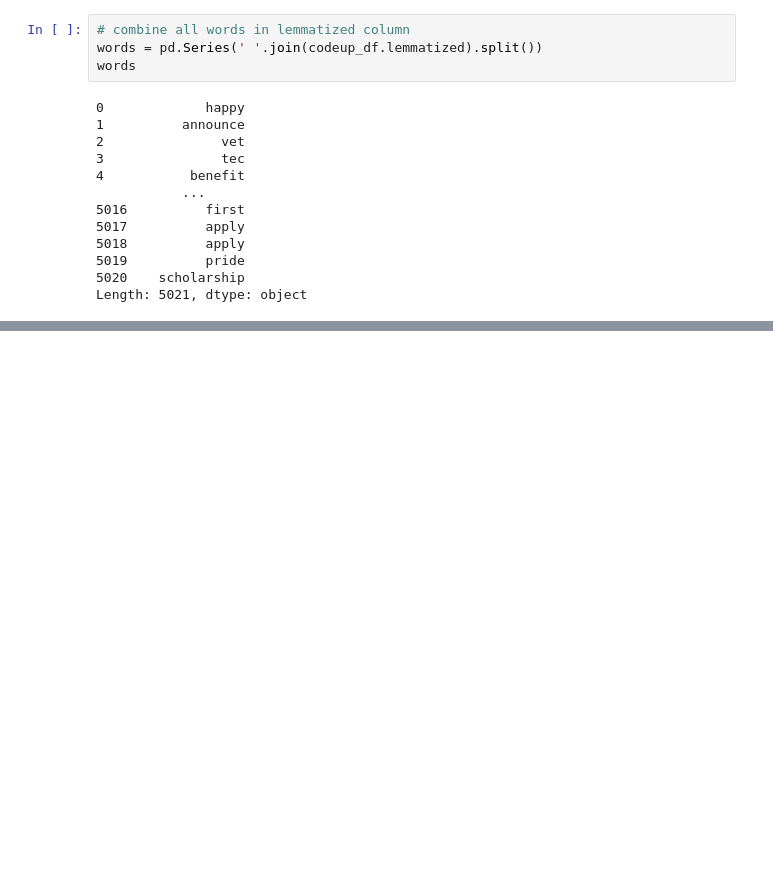
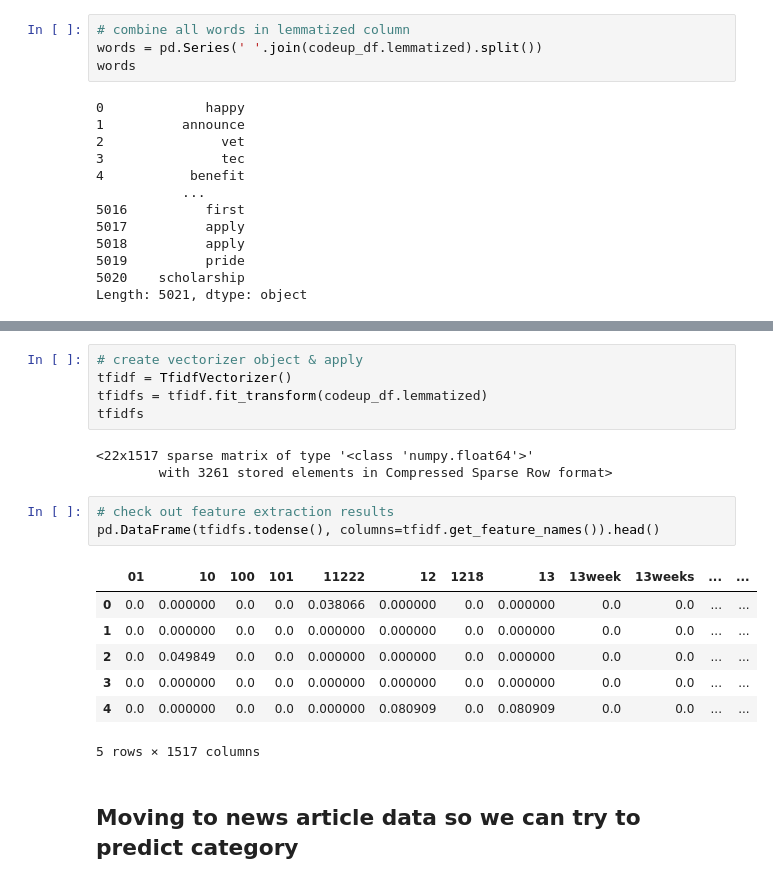
Before and after one commit to lainslie-18/natural-language-processing-exercises, a Jupyter notebook: model.ipynb, the cells around one changed output, grey strips where cells are left out. Drawn from its saved outputs; the diff is of its cells as text; blank space fills up the shorter version.

```diff
--- a/model.ipynb
+++ b/model.ipynb
@@ -200,0 +68,21 @@ unique_words = pd.Series(' '.join(documents.values()).split()).unique()
+# %%
+# create vectorizer object & apply
+tfidf = TfidfVectorizer()
+tfidfs = tfidf.fit_transform(codeup_df.lemmatized)
+tfidfs
+# %% [output]
+<22x1517 sparse matrix of type '<class 'numpy.float64'>'
+        with 3261 stored elements in Compressed Sparse Row format>
+# %%
+# check out feature extraction results
+pd.DataFrame(tfidfs.todense(), columns=tfidf.get_feature_names()).head()
+# %% [output]
+|  | 01 | 10 | 100 | 101 | 11222 | 12 | 1218 | 13 | 13week | 13weeks | ... | ... |
+| 0 | 0.0 | 0.000000 | 0.0 | 0.0 | 0.038066 | 0.000000 | 0.0 | 0.000000 | 0.0 | 0.0 | ... | ... |
+| 1 | 0.0 | 0.000000 | 0.0 | 0.0 | 0.000000 | 0.000000 | 0.0 | 0.000000 | 0.0 | 0.0 | ... | ... |
+| 2 | 0.0 | 0.049849 | 0.0 | 0.0 | 0.000000 | 0.000000 | 0.0 | 0.000000 | 0.0 | 0.0 | ... | ... |
+| 3 | 0.0 | 0.000000 | 0.0 | 0.0 | 0.000000 | 0.000000 | 0.0 | 0.000000 | 0.0 | 0.0 | ... | ... |
+| 4 | 0.0 | 0.000000 | 0.0 | 0.0 | 0.000000 | 0.080909 | 0.0 | 0.080909 | 0.0 | 0.0 | ... | ... |
+5 rows × 1517 columns
+# %% [markdown]
+## Moving to news article data so we can try to predict category
```
Also changed, not shown: parts of 44 cells of this notebook, 1 other file.
